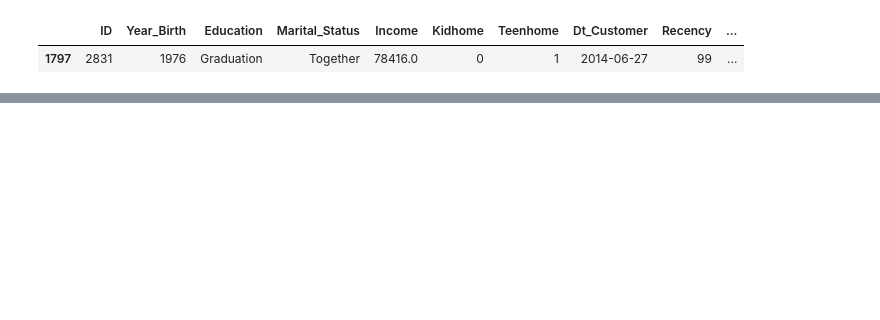
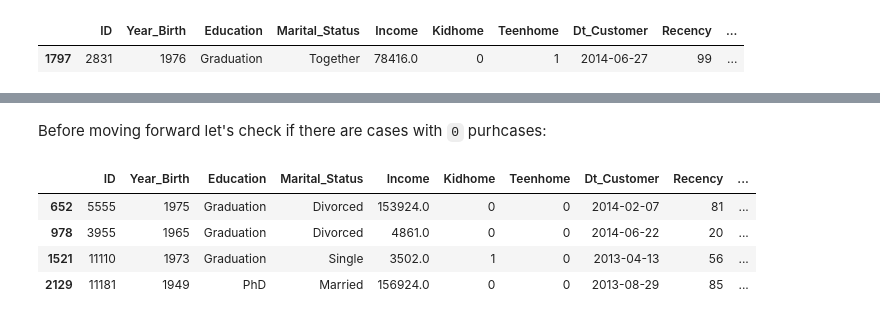
Before and after one commit to renanfmoises/consumer-behavior-analytics, a Jupyter notebook: notebooks/02. Consumer Behavior Analytics - Data Analysis.ipynb, the cells around one changed output, grey strips where cells are left out. Saved outputs shown, nothing was run; the diff lists cells and outputs as text; code cells hidden in the pictures; blank space fills up the shorter version.

```diff
--- a/notebooks/02. Consumer Behavior Analytics - Data Analysis.ipynb
+++ b/notebooks/02. Consumer Behavior Analytics - Data Analysis.ipynb
@@ -318,16 +221,0 @@ ccustomers.head()
-# %%
-# Proportion of spending on company's products to Income and Income_PerCap
-
-# Setting up Total $ spent per customer for all his/hers purchases
-total_spent_per_customer = np.sum(ccustomers[['MntWines',
-                                              'MntFruits',
-                                              'MntMeatProducts',
-                                              'MntFishProducts',
-                                              'MntSweetProducts',
-                                              'MntGoldProds']], axis = 1)
-
-# Storing Proportion of spending in store and income
-ccustomers['Prop_Spending_Income'] = total_spent_per_customer / ccustomers['Income']
-
-# Reviewing dataset
-# ccustomers.head() # Uncomment for dataset view
@@ -398,0 +332,16 @@ sns.histplot(ccustomers['Recency'], kde = 'True', bins = 99, stat = 'probability
+# %%
+# Proportion of spending on company's products to Income and Income_PerCap
+
+# Setting up Total $ spent per customer for all his/hers purchases
+total_spent_per_customer = np.sum(ccustomers[['MntWines',
+                                              'MntFruits',
+                                              'MntMeatProducts',
+                                              'MntFishProducts',
+                                              'MntSweetProducts',
+                                              'MntGoldProds']], axis = 1)
+
+# Storing Proportion of spending in store and income
+ccustomers['Prop_Spending_Income_pc'] = total_spent_per_customer / ccustomers['Income_PerCap']
+
+# Reviewing dataset
+# ccustomers.head() # Uncomment for dataset view
@@ -398,0 +369,11 @@ sns.histplot(ccustomers['Recency'], kde = 'True', bins = 99, stat = 'probability
+# %% [markdown]
+Before moving forward let's check if there are cases with `0` purhcases:
+# %%
+# Getting zero purchases in a unkown period of time
+ccustomers[total_purchases_per_customer == 0]
+# %% [output]
+|  | ID | Year_Birth | Education | Marital_Status | Income | Kidhome | Teenhome | Dt_Customer | Recency | ... |
+| 652 | 5555 | 1975 | Graduation | Divorced | 153924.0 | 0 | 0 | 2014-02-07 | 81 | ... |
+| 978 | 3955 | 1965 | Graduation | Divorced | 4861.0 | 0 | 0 | 2014-06-22 | 20 | ... |
+| 1521 | 11110 | 1973 | Graduation | Single | 3502.0 | 1 | 0 | 2013-04-13 | 56 | ... |
+| 2129 | 11181 | 1949 | PhD | Married | 156924.0 | 0 | 0 | 2013-08-29 | 85 | ... |
```
Also changed, not shown: parts of 43 cells of this notebook.
